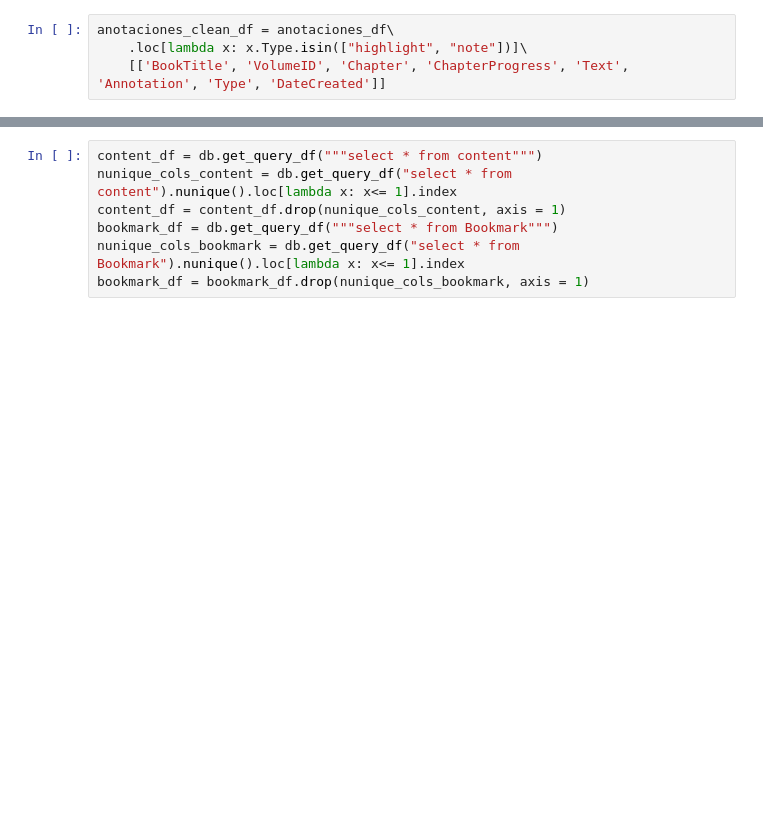
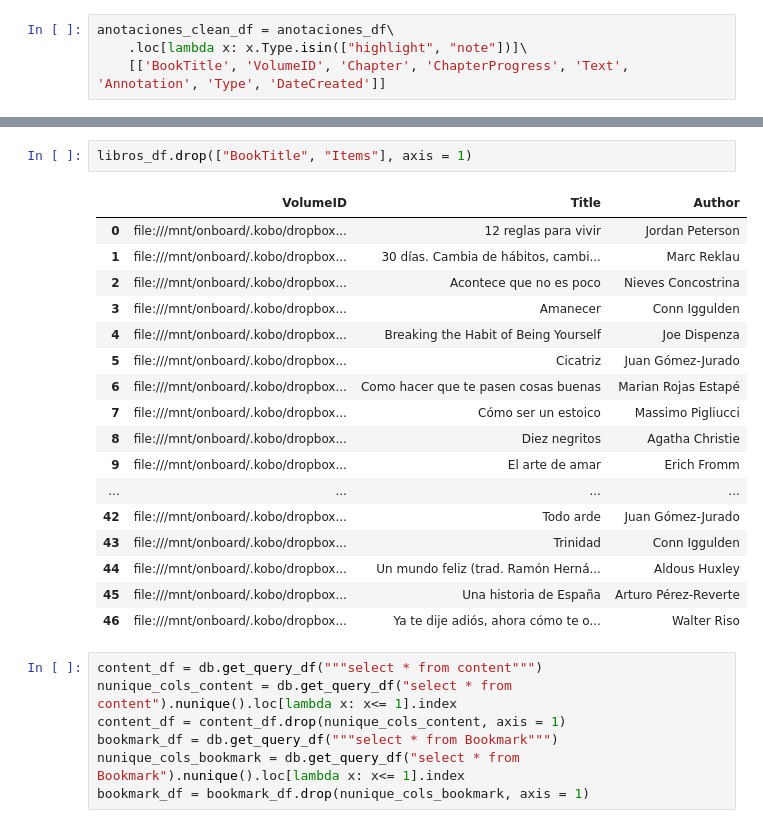
Before and after one commit to jaguirrepeman/koboannotations, a Jupyter notebook: notebook_kobo.ipynb, the cells around one changed output, grey strips where cells are left out. Cells and saved outputs as stored; diff of their text form; blank space fills up the shorter version.

```diff
--- a/notebook_kobo.ipynb
+++ b/notebook_kobo.ipynb
@@ -107,3 +367,23 @@ anotaciones_clean_df = anotaciones_df\
+# %%
+libros_df.drop(["BookTitle", "Items"], axis = 1)
+# %% [output]
+|  | VolumeID | Title | Author |
+| 0 | file:///mnt/onboard/.kobo/dropbox... | 12 reglas para vivir | Jordan Peterson |
+| 1 | file:///mnt/onboard/.kobo/dropbox... | 30 días. Cambia de hábitos, cambi... | Marc Reklau |
+| 2 | file:///mnt/onboard/.kobo/dropbox... | Acontece que no es poco | Nieves Concostrina |
+| 3 | file:///mnt/onboard/.kobo/dropbox... | Amanecer | Conn Iggulden |
+| 4 | file:///mnt/onboard/.kobo/dropbox... | Breaking the Habit of Being Yourself | Joe Dispenza |
+| 5 | file:///mnt/onboard/.kobo/dropbox... | Cicatriz | Juan Gómez-Jurado |
+| 6 | file:///mnt/onboard/.kobo/dropbox... | Como hacer que te pasen cosas buenas | Marian Rojas Estapé |
+| 7 | file:///mnt/onboard/.kobo/dropbox... | Cómo ser un estoico | Massimo Pigliucci |
+| 8 | file:///mnt/onboard/.kobo/dropbox... | Diez negritos | Agatha Christie |
+| 9 | file:///mnt/onboard/.kobo/dropbox... | El arte de amar | Erich Fromm |
+| ... | ... | ... | ... |
+| 42 | file:///mnt/onboard/.kobo/dropbox... | Todo arde | Juan Gómez-Jurado |
+| 43 | file:///mnt/onboard/.kobo/dropbox... | Trinidad | Conn Iggulden |
+| 44 | file:///mnt/onboard/.kobo/dropbox... | Un mundo feliz (trad. Ramón Herná... | Aldous Huxley |
+| 45 | file:///mnt/onboard/.kobo/dropbox... | Una historia de España | Arturo Pérez-Reverte |
+| 46 | file:///mnt/onboard/.kobo/dropbox... | Ya te dije adiós, ahora cómo te o... | Walter Riso |
 # %%
 content_df = db.get_query_df("""select * from content""")
 nunique_cols_content = db.get_query_df("select * from content").nunique().loc[lambda x: x<= 1].index
```
Also changed, not shown: parts of 34 cells of this notebook, 3 other files.
